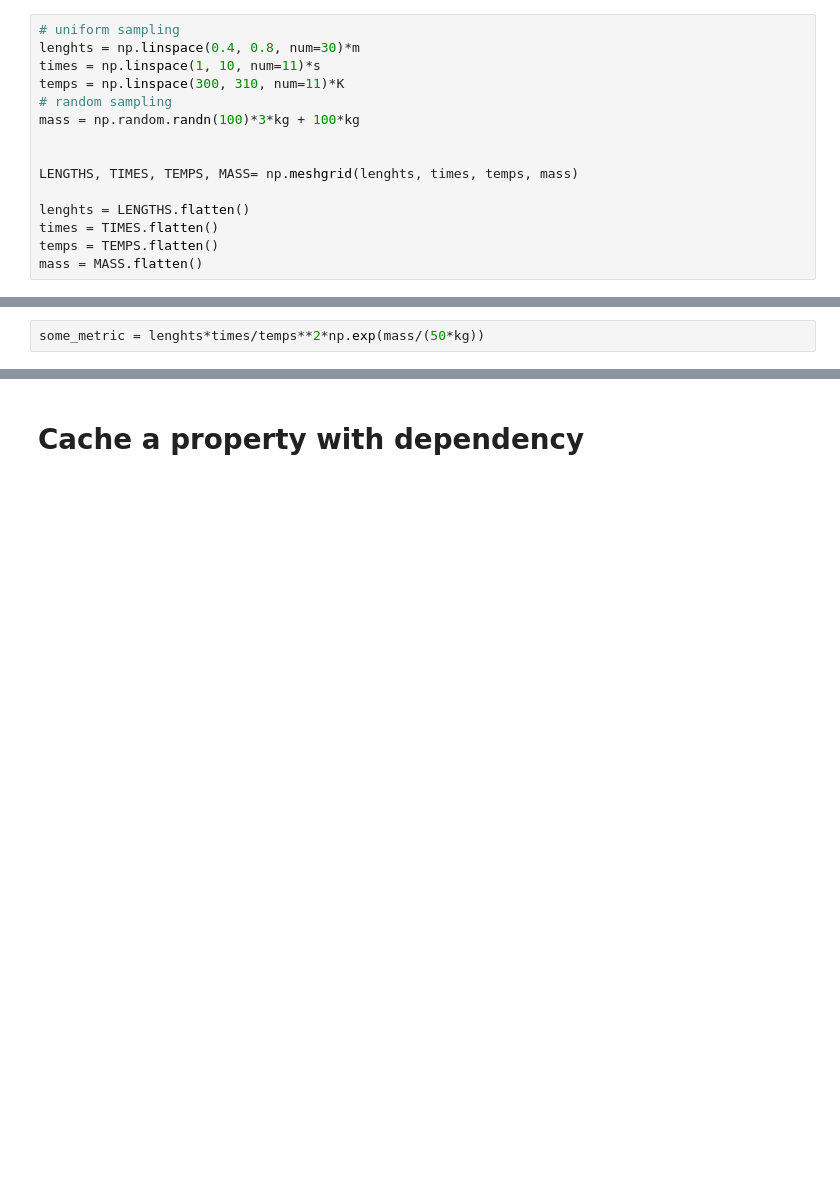
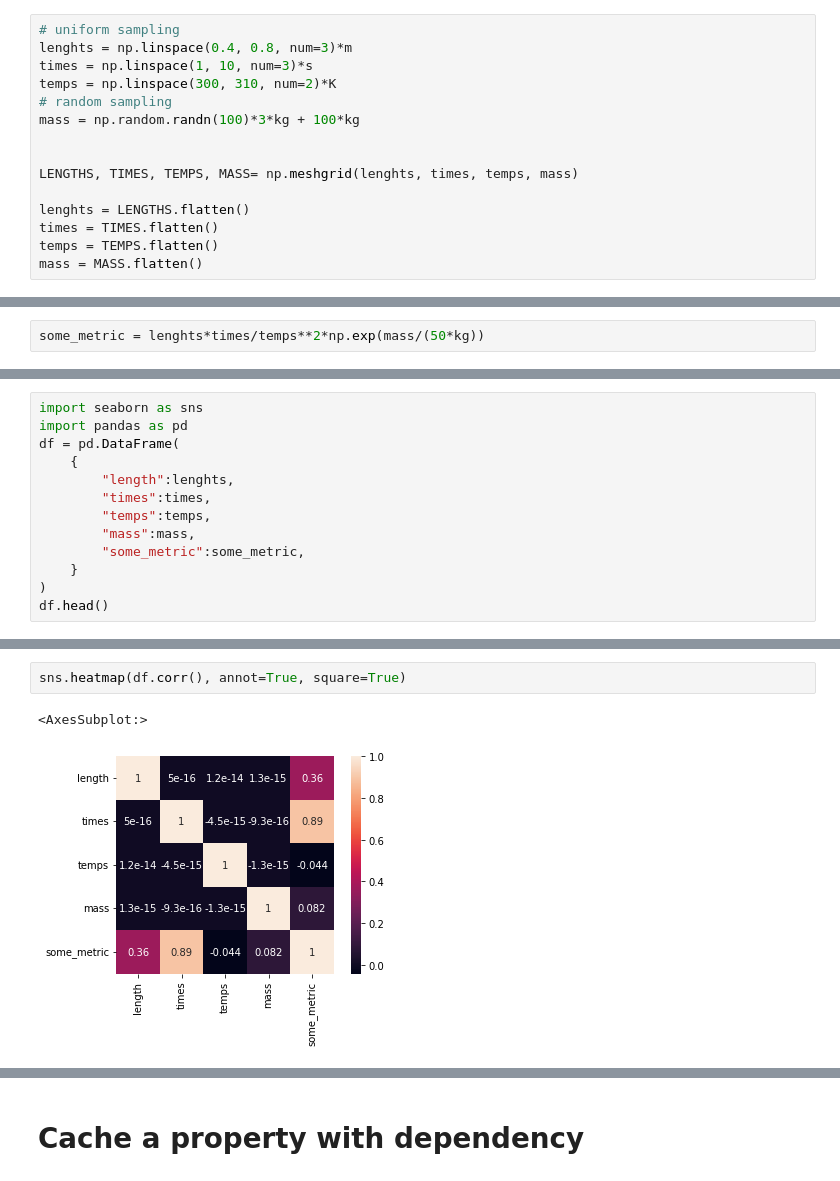
Before and after one commit to mocquin/physipy, a Jupyter notebook: docs/notebooks/Model and inputs.ipynb, the cells around one changed output, grey strips where cells are left out. Cells and saved outputs as stored; diff of their text form; blank space fills up the shorter version.

```diff
--- a/docs/notebooks/Model and inputs.ipynb
+++ b/docs/notebooks/Model and inputs.ipynb
@@ -15,9 +15,9 @@ import numpy as np
 Creation of combinations is no "simple" but very doable using meshgrid : but be carefull, combinations grow **FAST** :
 # %%
 # uniform sampling
-lenghts = np.linspace(0.4, 0.8, num=30)*m
-times = np.linspace(1, 10, num=11)*s
-temps = np.linspace(300, 310, num=11)*K
+lenghts = np.linspace(0.4, 0.8, num=3)*m
+times = np.linspace(1, 10, num=3)*s
+temps = np.linspace(300, 310, num=2)*K
 # random sampling
 mass = np.random.randn(100)*3*kg + 100*kg
 
@@ -43,0 +44,13 @@ some_metric
+# %%
+import seaborn as sns
+import pandas as pd
+df = pd.DataFrame(
+    {
+        "length":lenghts,
+        "times":times,
+        "temps":temps,
+        "mass":mass,
+        "some_metric":some_metric,
+    }
+)
+df.head()
@@ -43,0 +64,5 @@ some_metric
+# %%
+sns.heatmap(df.corr(), annot=True, square=True)
+# %% [output]
+<AxesSubplot:>
+[figure, added]
```
Also changed, not shown: parts of 5 cells of this notebook, 9 other files.
